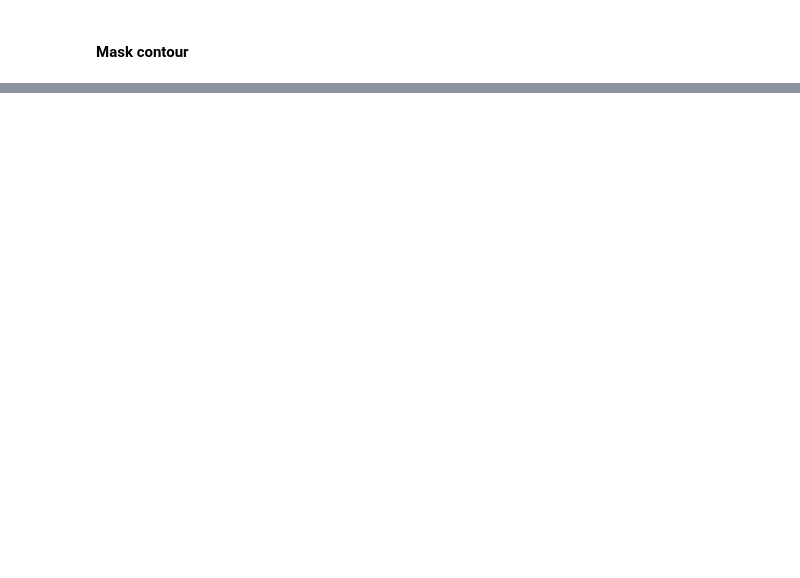
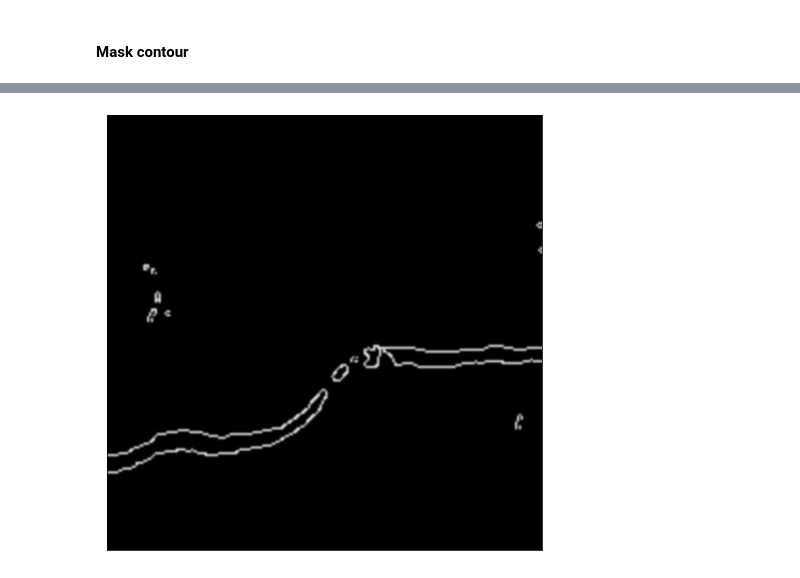
Before and after one commit to kristof-becode/Concrete-Crack-Detection, a Jupyter notebook: Preprocess1.ipynb, the cells around one changed output, grey strips where cells are left out. Cells and saved outputs as stored; diff of their text form; code cells hidden in the pictures; blank space fills up the shorter version.

```diff
--- a/Preprocess1.ipynb
+++ b/Preprocess1.ipynb
@@ -397,0 +428,8 @@ pixelpoints = np.transpose(np.nonzero(mask))
+# %%
+edges = cv.Canny(th,100,200) # apertureSize=7 gives fragmented image !
+plt.figure(figsize=(8,8))
+plt.imshow(edges,cmap = 'gray', interpolation = 'bicubic')
+plt.xticks([]), plt.yticks([])  # hide tick values on X and Y axis
+plt.show()
+# %% [output]
+[figure, added]
```
Also changed, not shown: parts of 27 cells of this notebook.
